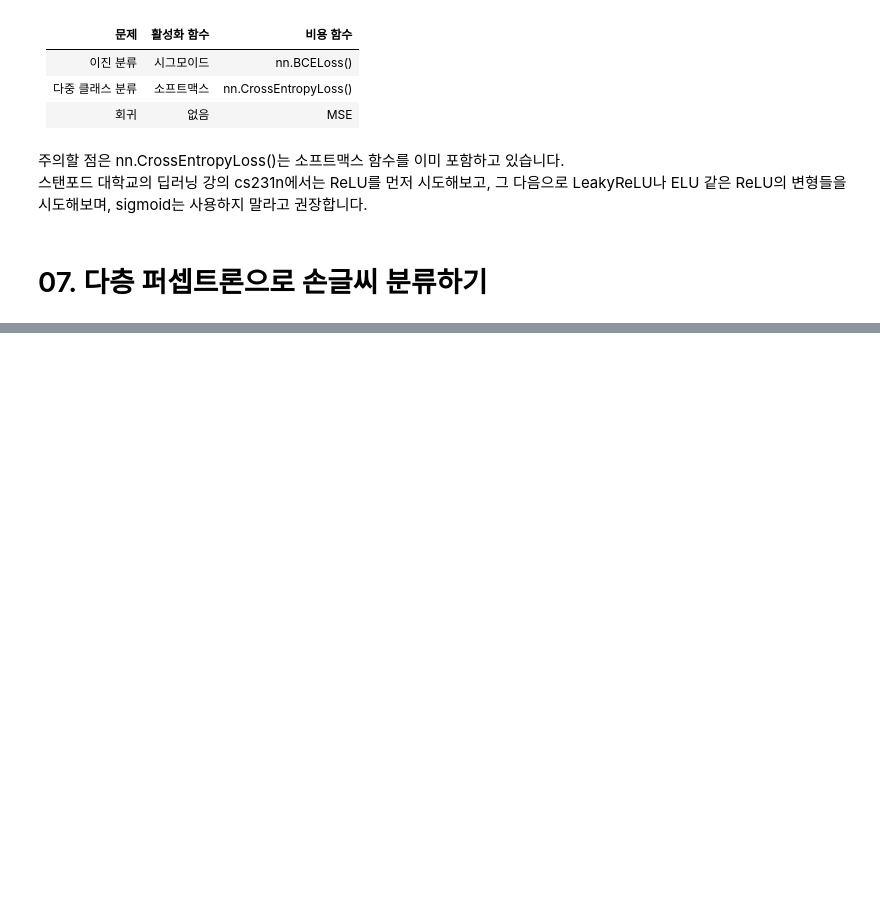
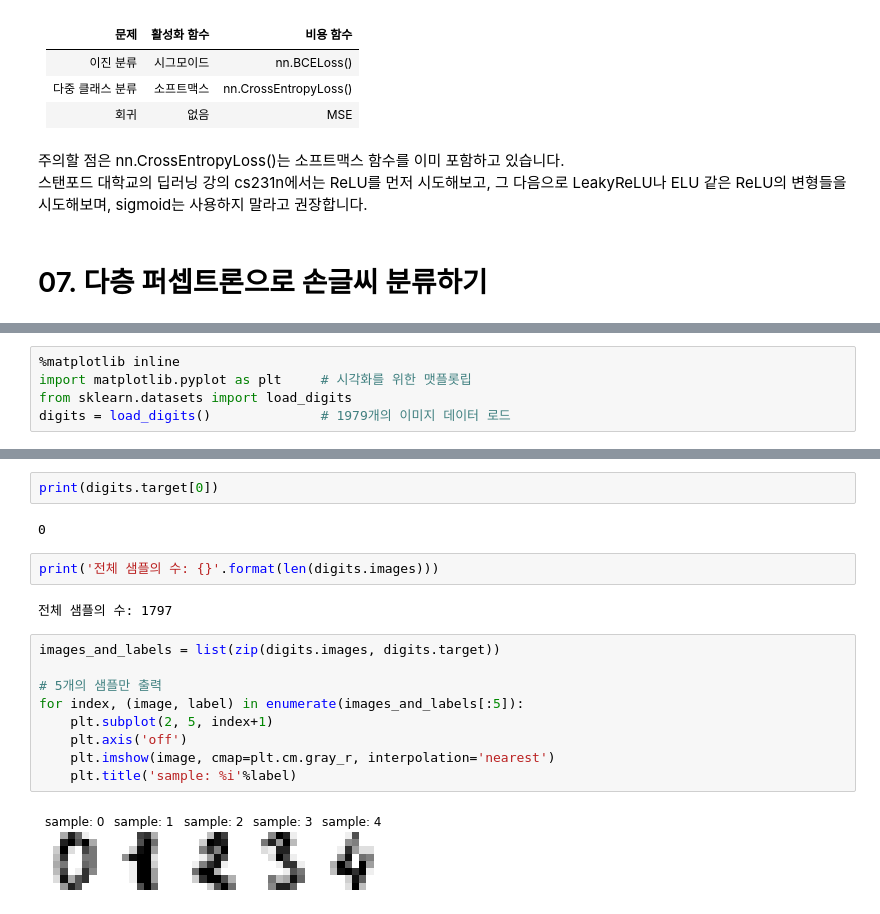
Before and after one commit to YoonSungLee/Pytorch-Study, a Jupyter notebook: 06_Artificial_Neural_Network.ipynb, the cells around one changed output, grey strips where cells are left out. Cells and saved outputs as stored; diff of their text form; blank space fills up the shorter version.

```diff
--- a/06_Artificial_Neural_Network.ipynb
+++ b/06_Artificial_Neural_Network.ipynb
@@ -314,0 +317,5 @@ plt.show()
+# %%
+%matplotlib inline
+import matplotlib.pyplot as plt     # 시각화를 위한 맷플롯립
+from sklearn.datasets import load_digits
+digits = load_digits()              # 1979개의 이미지 데이터 로드
@@ -314,0 +333,19 @@ plt.show()
+# %%
+print(digits.target[0])
+# %% [output]
+0
+# %%
+print('전체 샘플의 수: {}'.format(len(digits.images)))
+# %% [output]
+전체 샘플의 수: 1797
+# %%
+images_and_labels = list(zip(digits.images, digits.target))
+
+# 5개의 샘플만 출력
+for index, (image, label) in enumerate(images_and_labels[:5]):
+    plt.subplot(2, 5, index+1)
+    plt.axis('off')
+    plt.imshow(image, cmap=plt.cm.gray_r, interpolation='nearest')
+    plt.title('sample: %i'%label)
+# %% [output]
+[figure, added]
```
Also changed, not shown: parts of 26 cells of this notebook.
